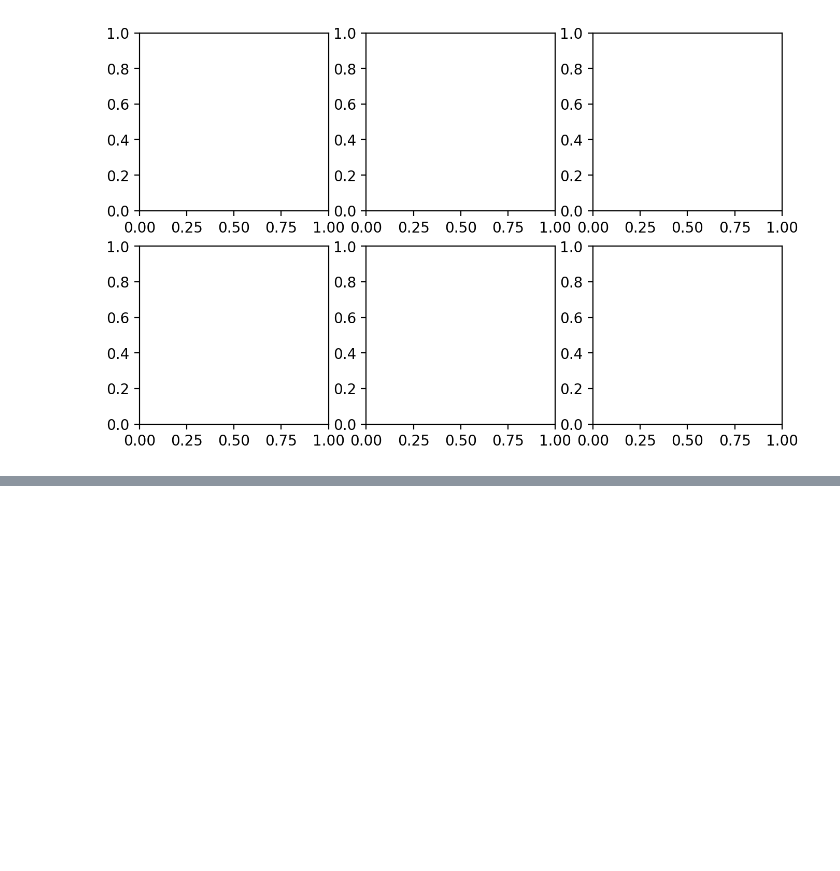
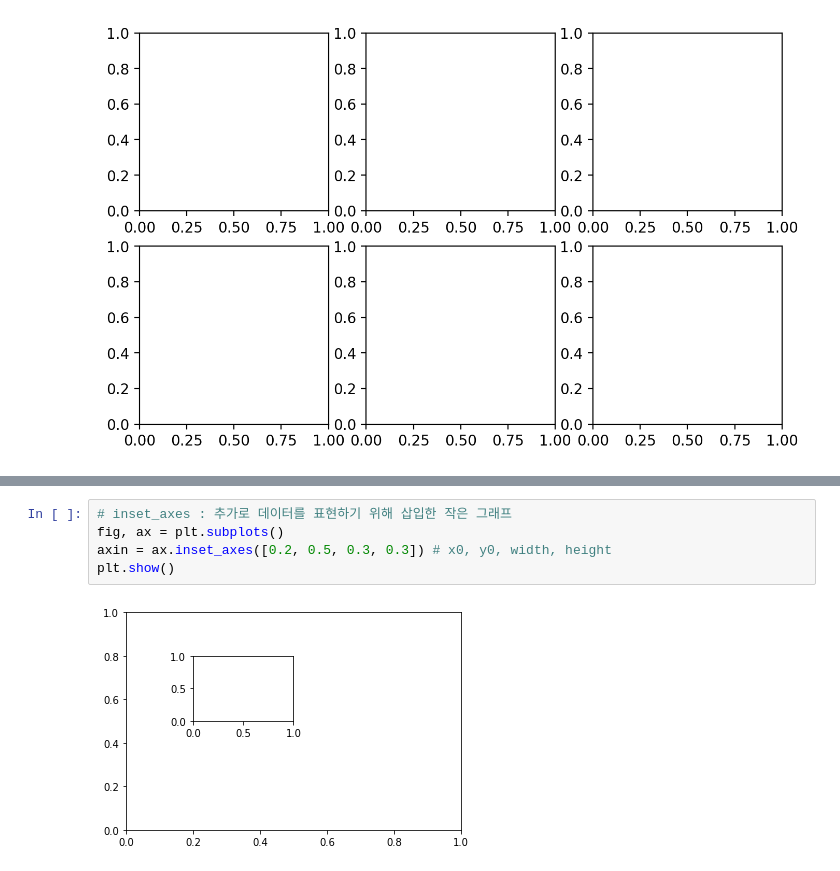
Before and after one commit to datacampic/visualization, a Jupyter notebook: 손학영/Matplotlib.ipynb, the cells around one changed output, grey strips where cells are left out. Drawn from its saved outputs; the diff is of its cells as text; blank space fills up the shorter version.

```diff
--- a/손학영/Matplotlib.ipynb
+++ b/손학영/Matplotlib.ipynb
@@ -62,0 +91,7 @@ plt.show()
+# %%
+# inset_axes : 추가로 데이터를 표현하기 위해 삽입한 작은 그래프
+fig, ax = plt.subplots()
+axin = ax.inset_axes([0.2, 0.5, 0.3, 0.3]) # x0, y0, width, height
+plt.show()
+# %% [output]
+[figure, added]
```
Also changed, not shown: parts of 21 cells of this notebook.
